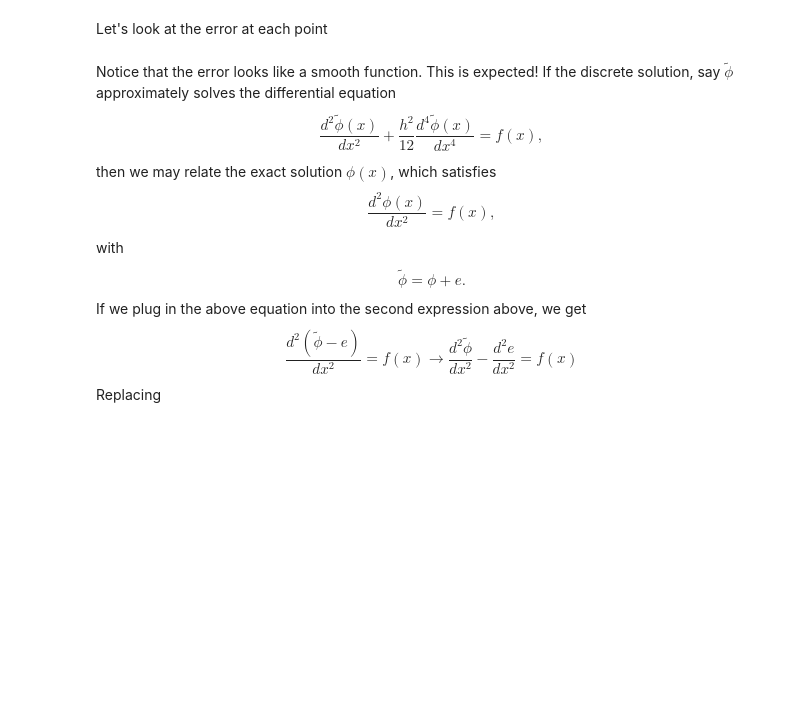
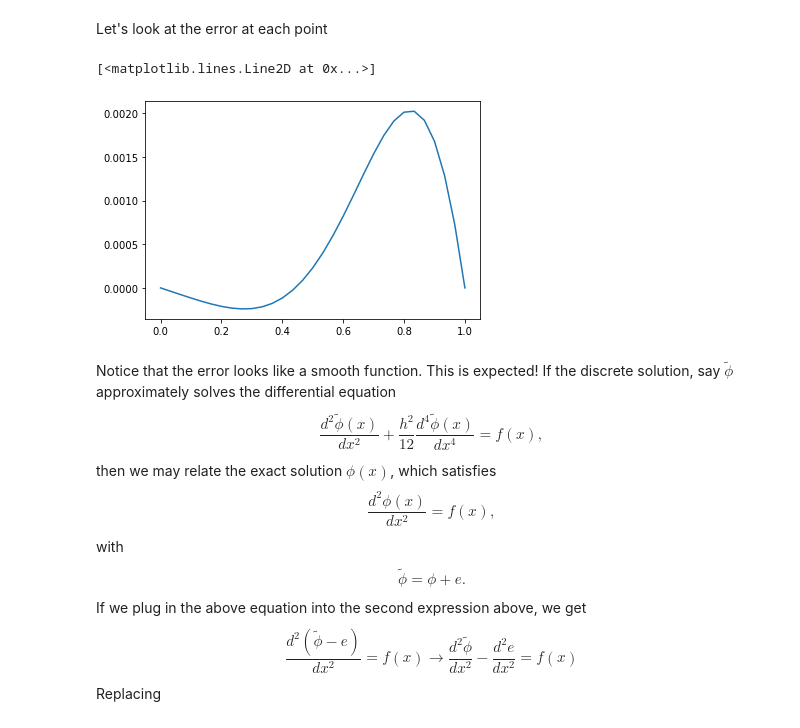
Before and after one commit to slashdotfield/ap155-1SAY2223, a Jupyter notebook: Sean Fortuna/Matrix methods and physics - Part I (lec).ipynb, the cells around one changed output. Drawn from its saved outputs; the diff is of its cells as text; code cells hidden in the pictures; blank space fills up the shorter version.

```diff
--- a/Sean Fortuna/Matrix methods and physics - Part I (lec).ipynb
+++ b/Sean Fortuna/Matrix methods and physics - Part I (lec).ipynb
@@ -168,5 +225,10 @@ Let us check how well our numerical solution and the exact solution matches!
 # %% [markdown]
 Let's look at the error at each point
+# %%
+plt.plot(x, phi - sol(x))
+# %% [output]
+[<matplotlib.lines.Line2D at 0x...>]
+[figure, added]
 # %% [markdown]
 Notice that the error looks like a smooth function. This is expected! If the discrete solution, say $\tilde{\phi}$ approximately solves the differential equation
 \begin{equation}
```
Also changed, not shown: parts of 5 cells of this notebook, 2 other files.
